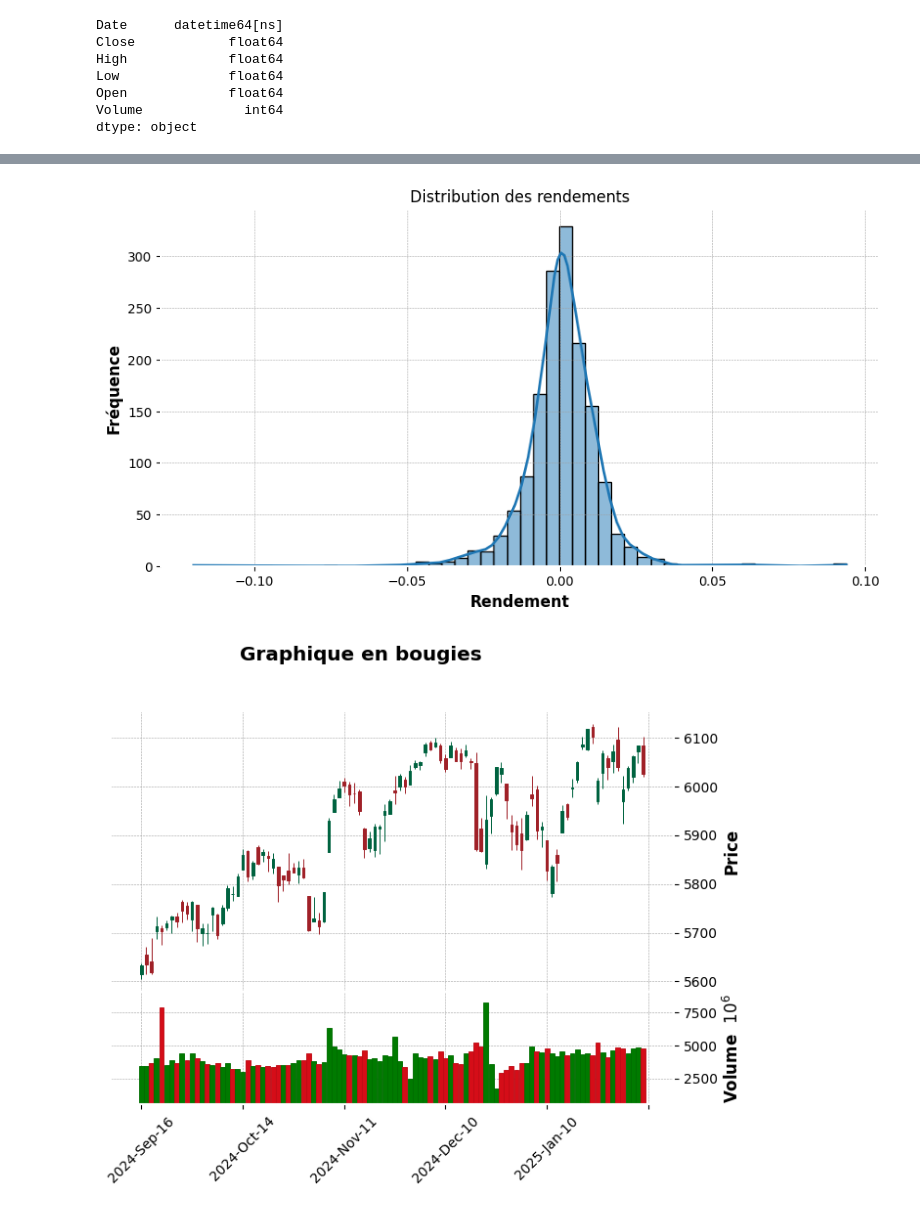
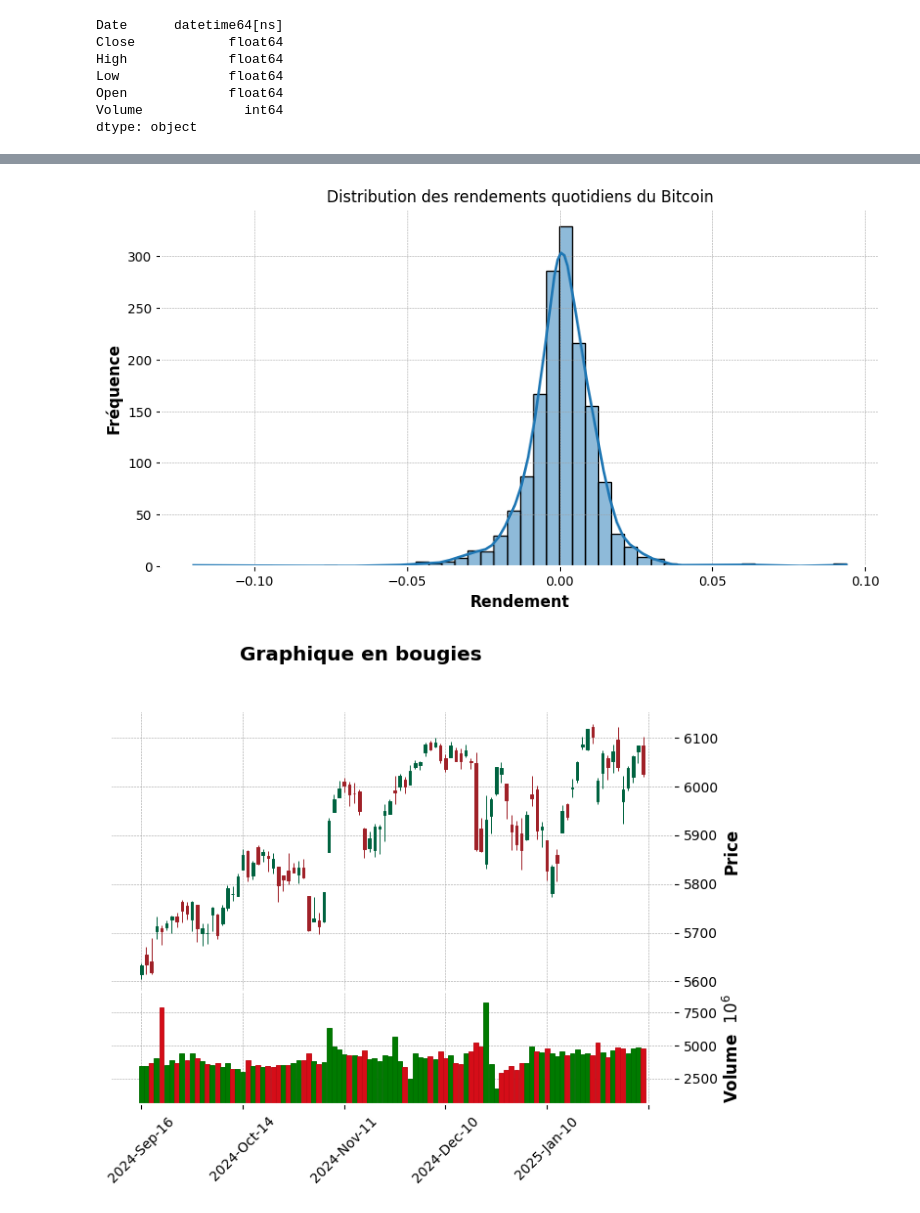
Before and after one commit to Fanaingamampiandra/Analyse-comparative-des-actifs-financiers, a Jupyter notebook: AED_SEP_500.ipynb, the cells around one changed output, grey strips where cells are left out. Saved outputs shown, nothing was run; the diff lists cells and outputs as text; code cells hidden in the pictures.

```diff
--- a/AED_SEP_500.ipynb
+++ b/AED_SEP_500.ipynb
@@ -74,11 +74,11 @@ plt.show()
 # %%
-df['Return'] = df['Close'].pct_change()
+df["Daily Return"] = df["Close"].pct_change()
 plt.figure(figsize=(10, 5))
-sns.histplot(df['Return'].dropna(), bins=50, kde=True)
+sns.histplot(df["Daily Return"].dropna(), bins=50, kde=True)
+plt.title("Distribution des rendements quotidiens du Bitcoin")
 plt.xlabel("Rendement")
 plt.ylabel("Fréquence")
-plt.title("Distribution des rendements")
 plt.show()
 # %% [output]
-[figure, old version]
+[figure, new version]
 # %%
```
Also changed, not shown: parts of 11 cells of this notebook, 5 other files.
